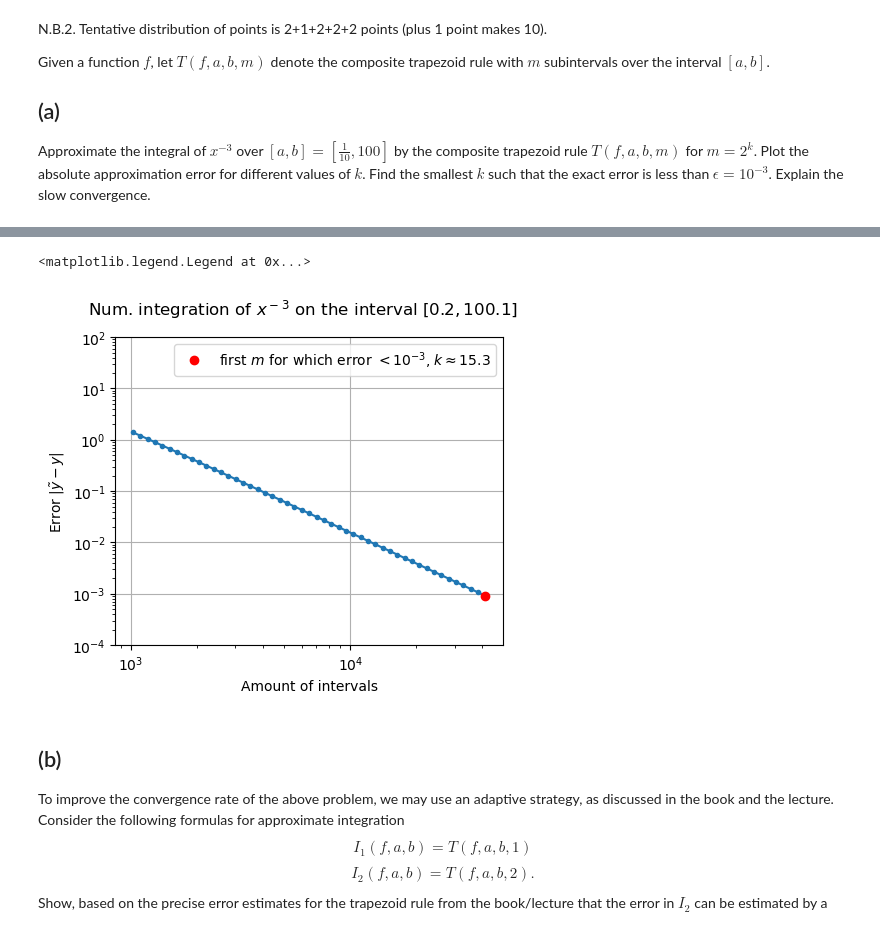
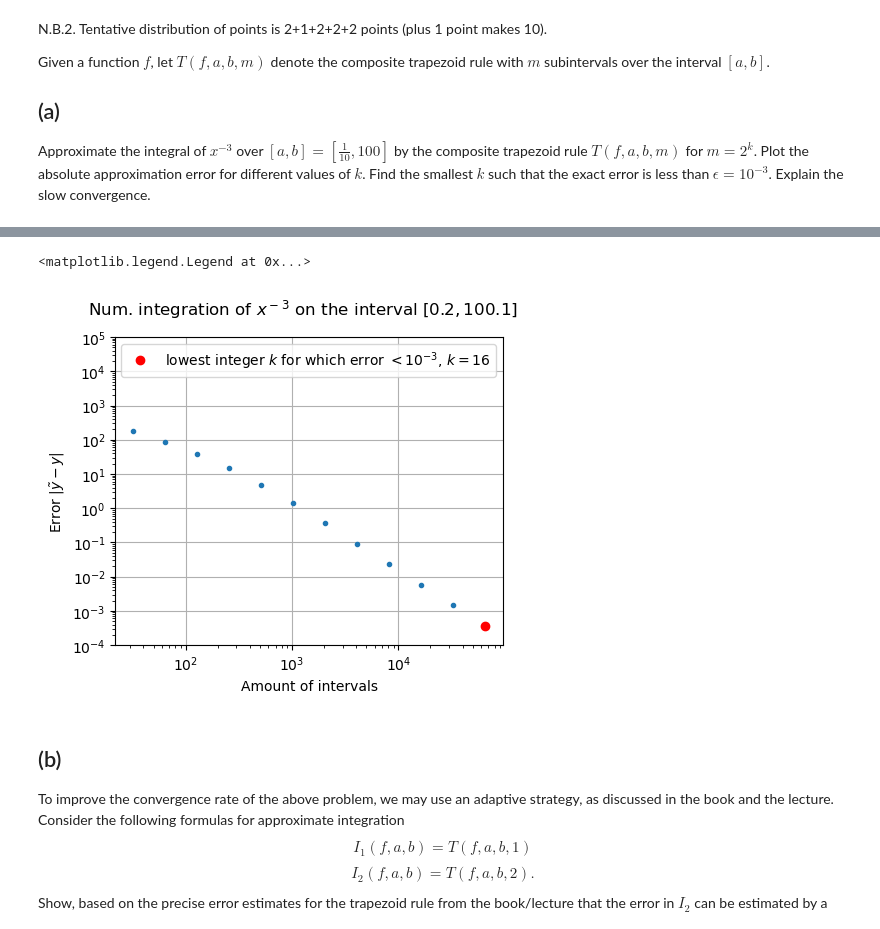
Before and after one commit to MaartenStork/NumAlg, a Jupyter notebook: Assignment3/hw3.ipynb, the cells around one changed output, grey strips where cells are left out. Saved outputs shown, nothing was run; the diff lists cells and outputs as text; code cells hidden in the pictures.

```diff
--- a/Assignment3/hw3.ipynb
+++ b/Assignment3/hw3.ipynb
@@ -41,8 +41,8 @@ def F(x):
 # %%
 a = 1/10
 b = 100
-ks = np.linspace(10, 21, 100)
-ms = np.unique([int(2**ks[i]) for i in range(len(ks))])
+ks = np.arange(5, 21, 1)
+ms = [int(2**ks[i]) for i in range(len(ks))]
 errors = []
 true_integral = F(b) - F(a)
 
@@ -83,8 +83,8 @@ As a verification of our hypothesis, the same computation is repeated over a shi
 # %%
 a_shifted = a + a
 b_shifted = b + a
-ks = np.linspace(10, 21, 100)
-ms_shifted = np.unique([int(2**ks[i]) for i in range(len(ks))])
+ks = np.arange(5, 21, 1)
+ms_shifted = [int(2**ks[i]) for i in range(len(ks))]
 errors_shifted = []
 true_integral_shifted = F(b_shifted) - F(a_shifted)
 
@@ -101,19 +101,19 @@ The first m for which the error is below 10^-3 is:  41285
 # %%
 fig, ax = plt.subplots(1, figsize=(5,4))
-ax.plot(ms_shifted, errors_shifted, "o-", markersize=3)
+ax.plot(ms_shifted, errors_shifted, "o", markersize=3)
 if np.min(errors_shifted) < 10**-3:
-    plt.plot(ms_shifted[-1], errors_shifted[-1], "o", color="red", label=r"first $m$ for which error $<10^{-3}$" + rf", $k\approx{round(np.log2(ms_shifted[-1]), 1)}$")
-ax.set_ylim(1e-4, 1e2)
+    plt.plot(ms_shifted[-1], errors_shifted[-1], "o", color="red", label=r"lowest integer $k$ for which error $<10^{-3}$" + rf", $k={int(np.log2(ms_shifted[-1]))}$")
+ax.set_ylim(1e-4, 1e5)
 ax.set_xscale("log")
 ax.set_yscale("log")
 ax.set_xlabel("Amount of intervals")
 ax.set_ylabel(r"Error $|\tilde{y}-y|$")
 ax.grid()
 fig.suptitle(fr"Num. integration of $x^-$$^3$ on the interval $[{a_shifted}, {b_shifted}]$")
 ax.legend(loc="upper right")
 # %% [output]
 <matplotlib.legend.Legend at 0x...>
-[figure, old version]
+[figure, new version]
 # %% [markdown]
 ## (b)
 
```
Also changed, not shown: parts of 9 cells of this notebook.
